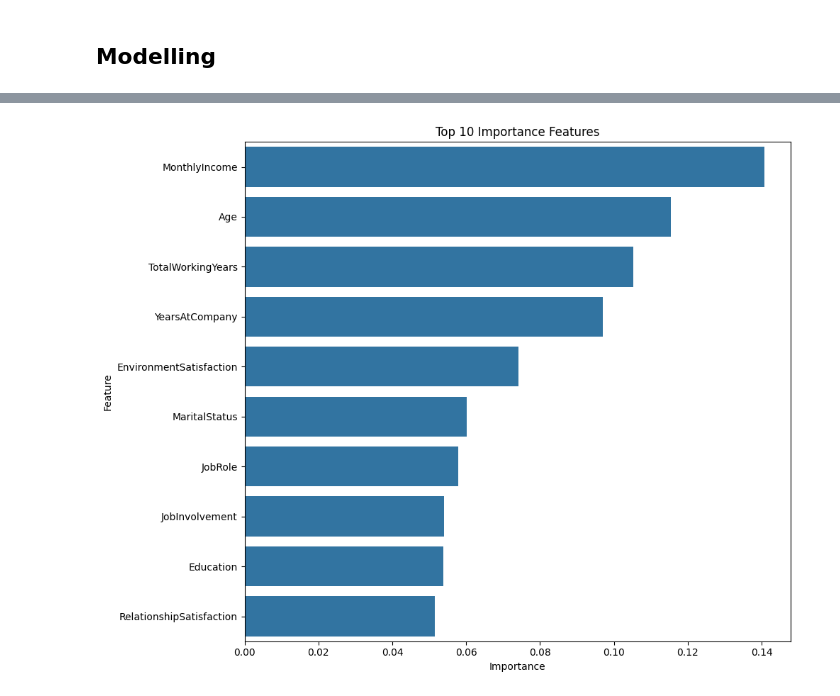
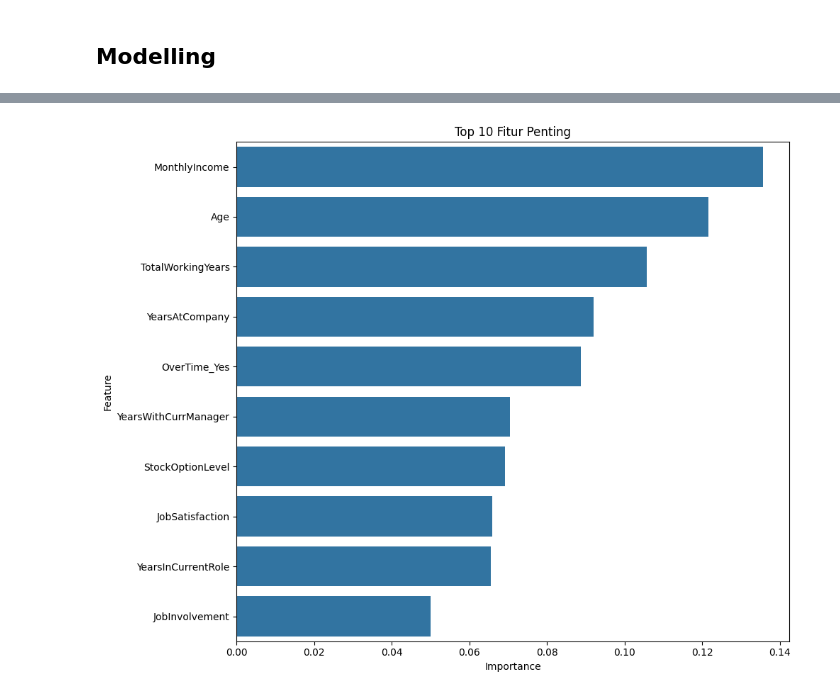
Before and after one commit to mazhrf/submission_hr, a Jupyter notebook: notebook.ipynb, the cells around one changed output, grey strips where cells are left out. Cells and saved outputs as stored; diff of their text form; code cells hidden in the pictures.

```diff
--- a/notebook.ipynb
+++ b/notebook.ipynb
@@ -451,0 +428,3 @@ XGBoost                  0.83       1.00    0.08      0.14
+# %%
+rosa = RandomOverSampler(random_state=42)
+X_resampled, y_resampled = rosa.fit_resample(X, y)
@@ -451,0 +438,11 @@ XGBoost                  0.83       1.00    0.08      0.14
+# %%
+X_train, X_test, y_train, y_test = train_test_split(X_resampled, y_resampled, test_size=0.25, random_state=42, stratify=y_resampled)
+
+std = StandardScaler()
+num_features = [col for col in X_resampled.columns if any(num_feat in col for num_feat in import_num)]
+
+X_train_scaled = X_train.copy()
+X_test_scaled = X_test.copy()
+
+X_train_scaled[num_features] = std.fit_transform(X_train_scaled[num_features])
+X_test_scaled[num_features] = std.transform(X_test_scaled[num_features])
@@ -452 +484,12 @@ XGBoost                  0.83       1.00    0.08      0.14
+# %%
+rf = RandomForestClassifier(
+    n_estimators=150,
+    max_depth=30,
+    min_samples_split=2,
+    min_samples_leaf=1
+)
+
+rf.fit(X_train_scaled, y_train)
+y_pred = rf.predict(X_test_scaled)
+y_prob = rf.predict_proba(X_test_scaled)[:, 1]
 # %% [markdown]
@@ -522,0 +535,8 @@ Model terbaik: RandomForestClassifier(random_state=42)
+# %%
+import_feature = pd.DataFrame({
+    'Feature': X.columns,
+    'Importance': rf.feature_importances_
+}).sort_values('Importance', ascending=False)
+
+rank = import_feature.head(20)
+print(rank)
@@ -523,15 +561,8 @@ Model terbaik: RandomForestClassifier(random_state=42)
 # %%
-rf = models['Random Forest']
-
-feature_importance = pd.DataFrame({
-    'Feature': X.columns,
-    'Importance': rf.feature_importances_
-}).sort_values('Importance', ascending=False)
-
 plt.figure(figsize=(10, 8))
-sns.barplot(x='Importance', y='Feature', data=feature_importance.head(10))
-plt.title('Top 10 Importance Features')
+sns.barplot(x='Importance', y='Feature', data=import_feature.head(10))
+plt.title('Top 10 Fitur Penting')
 plt.tight_layout()
 plt.show()
 # %% [output]
-[figure, old version]
+[figure, new version]
```
Also changed, not shown: parts of 86 cells of this notebook, 5 other files.
